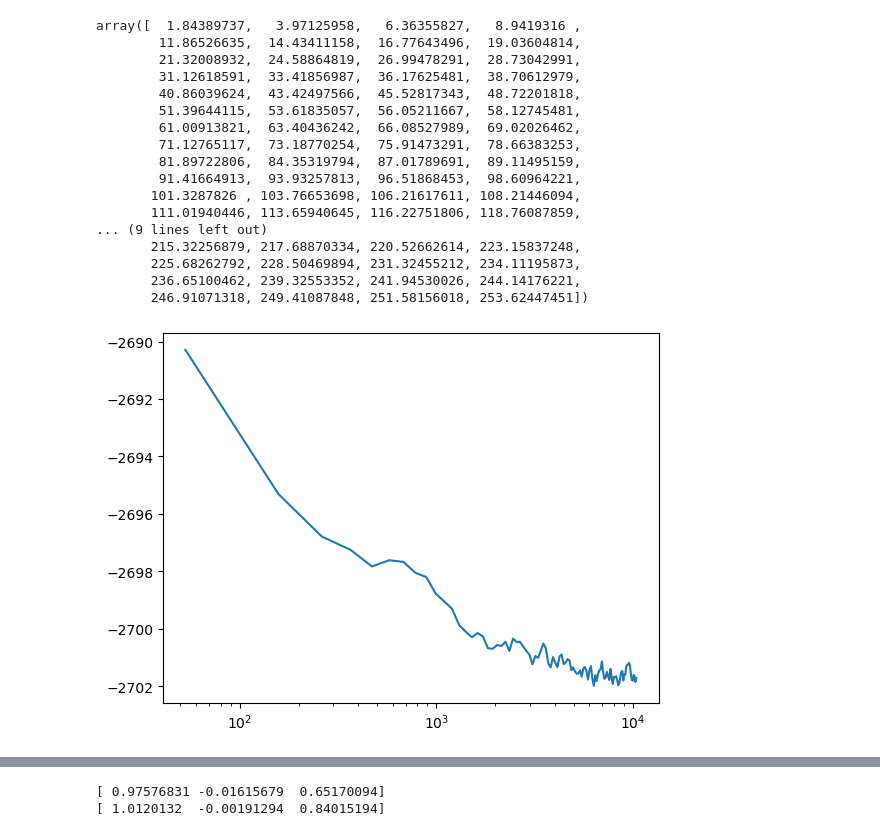
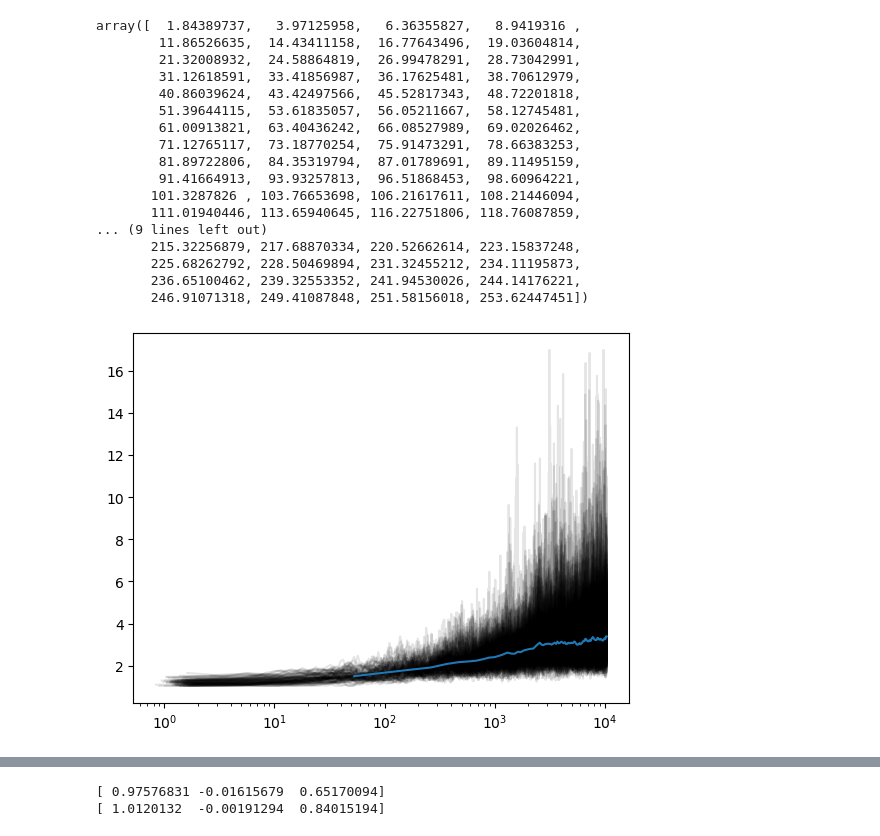
Before and after one commit to HugoLeRoy94/Parallel_gillespie, a Jupyter notebook: Test.ipynb, the cells around one changed output, grey strips where cells are left out. Cells and saved outputs as stored; diff of their text form; code cells hidden in the pictures.

```diff
--- a/Test.ipynb
+++ b/Test.ipynb
@@ -105,8 +107,11 @@ data = Data_Treatement('Test_Real_Sim2.hdf',"ISF")
 data.average()
 #data2 = Data_Treatement('Test.hdf',"cluster")
 #print(len(data2.time.shape))
-# %%
-plt.plot(data.binned_time,data.average_data)
-plt.xscale('log')
-# %% [output]
-[figure, removed]
+# %%
+for d in range(data.data.shape[0]):
+    plt.plot(data.time[d],data.data[d,:,0],color='black',alpha=0.1)
+
+plt.plot(data.binned_time,data.average_data[:,0])
+plt.xscale('log')
+# %% [output]
+[figure, added]
```
Also changed, not shown: parts of 7 cells of this notebook.
